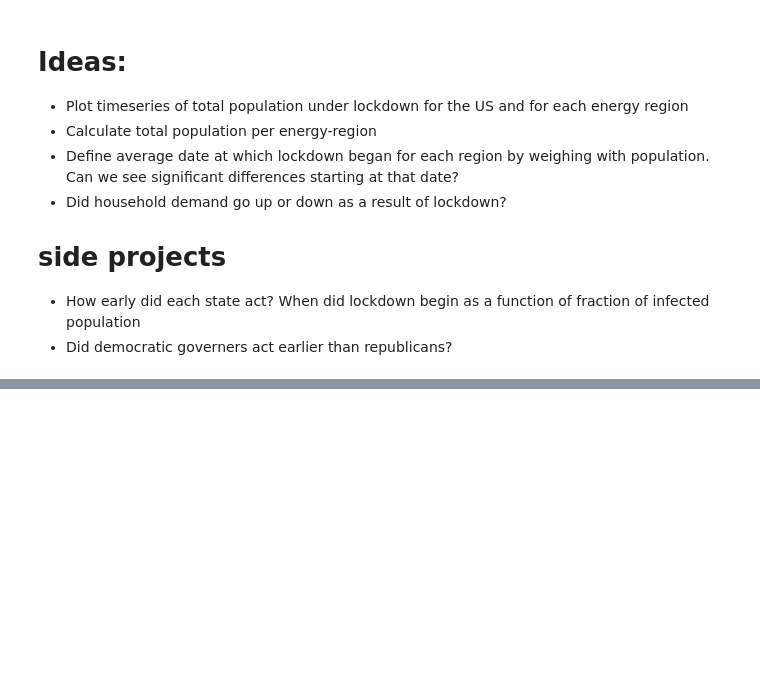
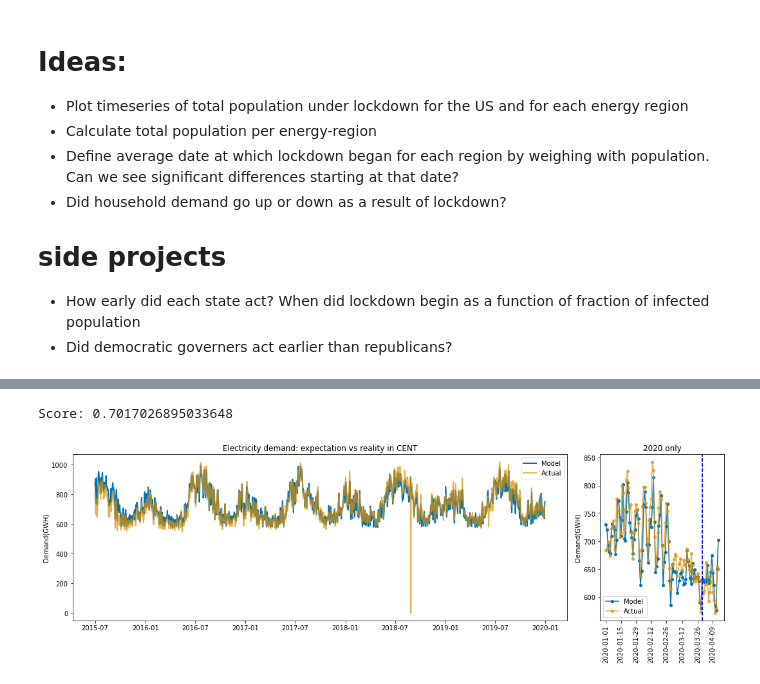
Before and after one commit to emapple/social, a Jupyter notebook: utils/model_tools.ipynb, the cells around one changed output, grey strips where cells are left out. Drawn from its saved outputs; the diff is of its cells as text; code cells hidden in the pictures; blank space fills up the shorter version.

```diff
--- a/utils/model_tools.ipynb
+++ b/utils/model_tools.ipynb
@@ -378,0 +367,5 @@ Score for model till 2019: 0.8276095046789328
+# %%
+plot_model_region('CENT')
+# %% [output]
+Score: 0.7017026895033648
+[figure, added]
```
Also changed, not shown: parts of 17 cells of this notebook, 4 other files.
